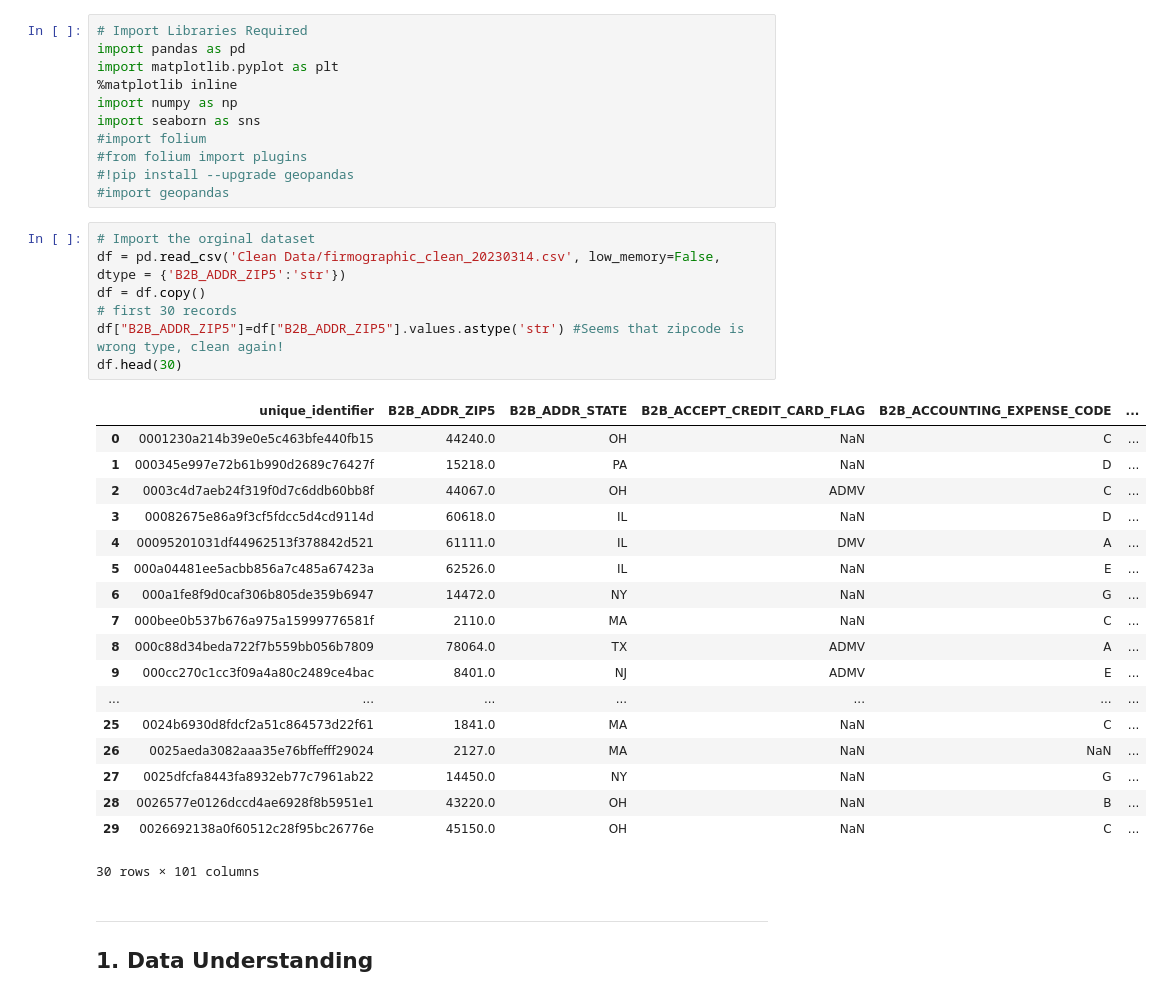
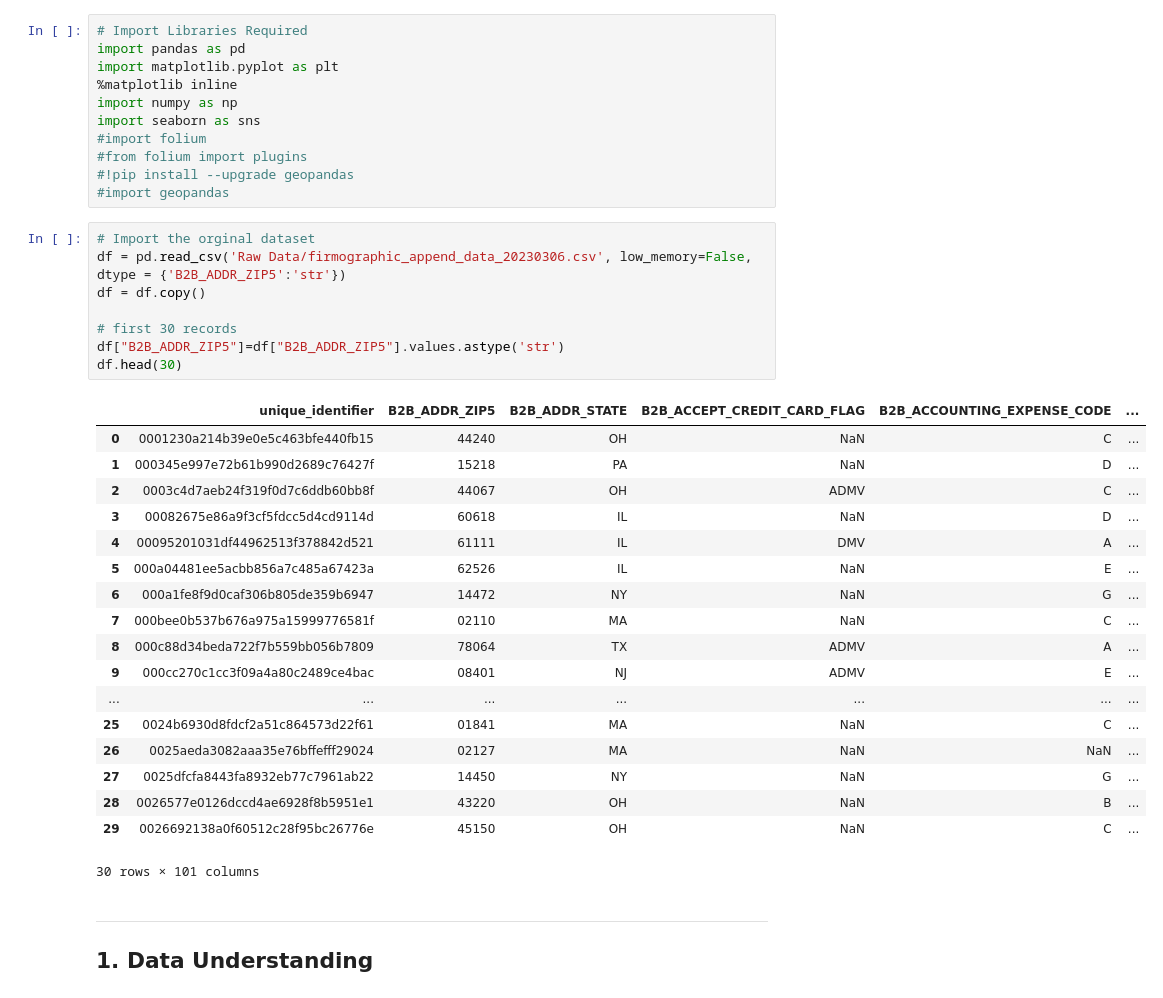
Before and after one commit to ritou344/Data-Project, a Jupyter notebook: Exploratory Data Analysis - Firmographic Dataset.ipynb, the cells around one changed output. Drawn from its saved outputs; the diff is of its cells as text.

```diff
--- a/Exploratory Data Analysis - Firmographic Dataset.ipynb
+++ b/Exploratory Data Analysis - Firmographic Dataset.ipynb
@@ -59,29 +58,30 @@ import seaborn as sns
 #import geopandas
 # %%
 # Import the orginal dataset
-df = pd.read_csv('Clean Data/firmographic_clean_20230314.csv', low_memory=False, dtype = {'B2B_ADDR_ZIP5':'str'})
+df = pd.read_csv('Raw Data/firmographic_append_data_20230306.csv', low_memory=False, dtype = {'B2B_ADDR_ZIP5':'str'})
 df = df.copy()
+
 # first 30 records
-df["B2B_ADDR_ZIP5"]=df["B2B_ADDR_ZIP5"].values.astype('str') #Seems that zipcode is wrong type, clean again!
+df["B2B_ADDR_ZIP5"]=df["B2B_ADDR_ZIP5"].values.astype('str')
 df.head(30)
 # %% [output]
 |  | unique_identifier | B2B_ADDR_ZIP5 | B2B_ADDR_STATE | B2B_ACCEPT_CREDIT_CARD_FLAG | B2B_ACCOUNTING_EXPENSE_CODE | ... |
-| 0 | 0001230a214b39e0e5c463bfe440fb15 | 44240.0 | OH | NaN | C | ... |
-| 1 | 000345e997e72b61b990d2689c76427f | 15218.0 | PA | NaN | D | ... |
-| 2 | 0003c4d7aeb24f319f0d7c6ddb60bb8f | 44067.0 | OH | ADMV | C | ... |
-| 3 | 00082675e86a9f3cf5fdcc5d4cd9114d | 60618.0 | IL | NaN | D | ... |
-| 4 | 00095201031df44962513f378842d521 | 61111.0 | IL | DMV | A | ... |
-| 5 | 000a04481ee5acbb856a7c485a67423a | 62526.0 | IL | NaN | E | ... |
-| 6 | 000a1fe8f9d0caf306b805de359b6947 | 14472.0 | NY | NaN | G | ... |
-| 7 | 000bee0b537b676a975a15999776581f | 2110.0 | MA | NaN | C | ... |
-| 8 | 000c88d34beda722f7b559bb056b7809 | 78064.0 | TX | ADMV | A | ... |
-| 9 | 000cc270c1cc3f09a4a80c2489ce4bac | 8401.0 | NJ | ADMV | E | ... |
+| 0 | 0001230a214b39e0e5c463bfe440fb15 | 44240 | OH | NaN | C | ... |
+| 1 | 000345e997e72b61b990d2689c76427f | 15218 | PA | NaN | D | ... |
+| 2 | 0003c4d7aeb24f319f0d7c6ddb60bb8f | 44067 | OH | ADMV | C | ... |
+| 3 | 00082675e86a9f3cf5fdcc5d4cd9114d | 60618 | IL | NaN | D | ... |
+| 4 | 00095201031df44962513f378842d521 | 61111 | IL | DMV | A | ... |
+| 5 | 000a04481ee5acbb856a7c485a67423a | 62526 | IL | NaN | E | ... |
+| 6 | 000a1fe8f9d0caf306b805de359b6947 | 14472 | NY | NaN | G | ... |
+| 7 | 000bee0b537b676a975a15999776581f | 02110 | MA | NaN | C | ... |
+| 8 | 000c88d34beda722f7b559bb056b7809 | 78064 | TX | ADMV | A | ... |
+| 9 | 000cc270c1cc3f09a4a80c2489ce4bac | 08401 | NJ | ADMV | E | ... |
 | ... | ... | ... | ... | ... | ... | ... |
-| 25 | 0024b6930d8fdcf2a51c864573d22f61 | 1841.0 | MA | NaN | C | ... |
-| 26 | 0025aeda3082aaa35e76bffefff29024 | 2127.0 | MA | NaN | NaN | ... |
-| 27 | 0025dfcfa8443fa8932eb77c7961ab22 | 14450.0 | NY | NaN | G | ... |
-| 28 | 0026577e0126dccd4ae6928f8b5951e1 | 43220.0 | OH | NaN | B | ... |
-| 29 | 0026692138a0f60512c28f95bc26776e | 45150.0 | OH | NaN | C | ... |
+| 25 | 0024b6930d8fdcf2a51c864573d22f61 | 01841 | MA | NaN | C | ... |
+| 26 | 0025aeda3082aaa35e76bffefff29024 | 02127 | MA | NaN | NaN | ... |
+| 27 | 0025dfcfa8443fa8932eb77c7961ab22 | 14450 | NY | NaN | G | ... |
+| 28 | 0026577e0126dccd4ae6928f8b5951e1 | 43220 | OH | NaN | B | ... |
+| 29 | 0026692138a0f60512c28f95bc26776e | 45150 | OH | NaN | C | ... |
 30 rows × 101 columns
 # %% [markdown]
 ---
```
Also changed, not shown: parts of 10 cells of this notebook, 2 other files.
